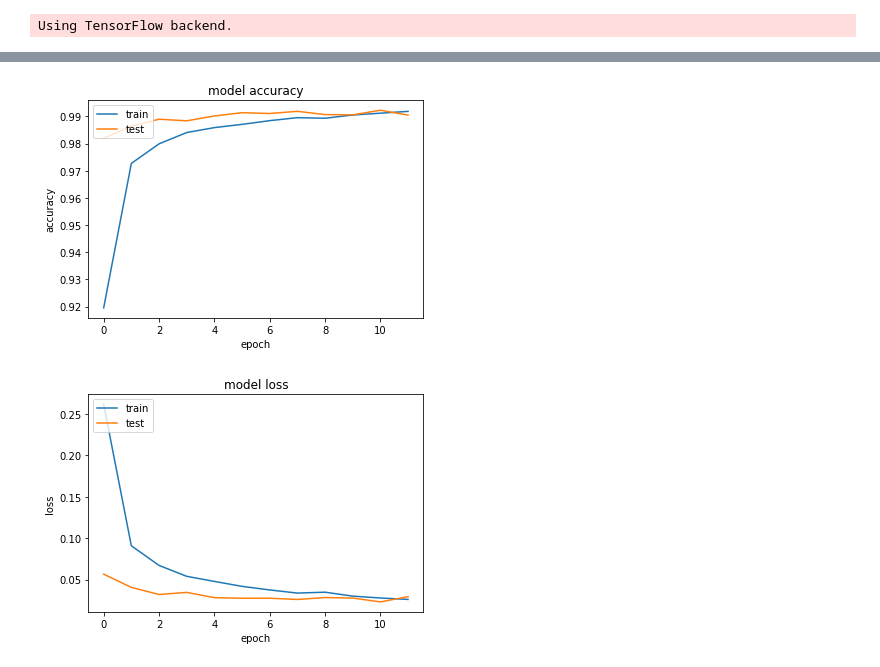
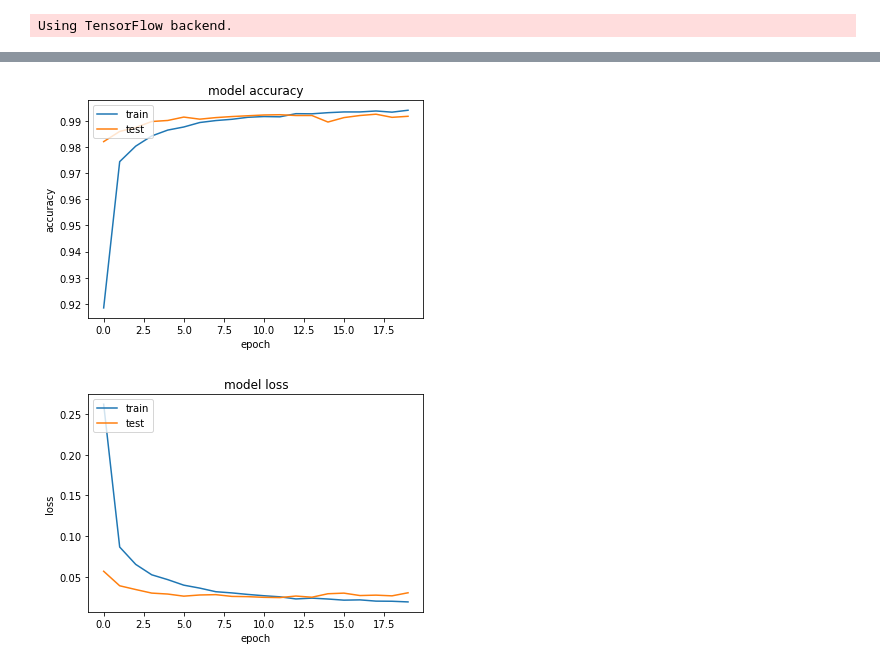
Before and after one commit to shivshankr/ann-assignment, a Jupyter notebook: ann.ipynb, the cells around one changed output, grey strips where cells are left out. Cells and saved outputs as stored; diff of their text form; code cells hidden in the pictures.

```diff
--- a/ann.ipynb
+++ b/ann.ipynb
@@ -18,7 +18,7 @@ import matplotlib.pyplot as plt
 
 batch_size = 128
 num_classes = 10
-epochs = 12
+epochs = 20
 
 # input image dimensions
 img_rows, img_cols = 28, 28
@@ -121,3 +121,3 @@ Test accuracy: 0.9905
 ['acc', 'loss', 'val_acc', 'val_loss']
-[figure, old version]
+[figure, new version]
-[figure, old version]
+[figure, new version]
```
Also changed, not shown: parts of 1 cell of this notebook.
